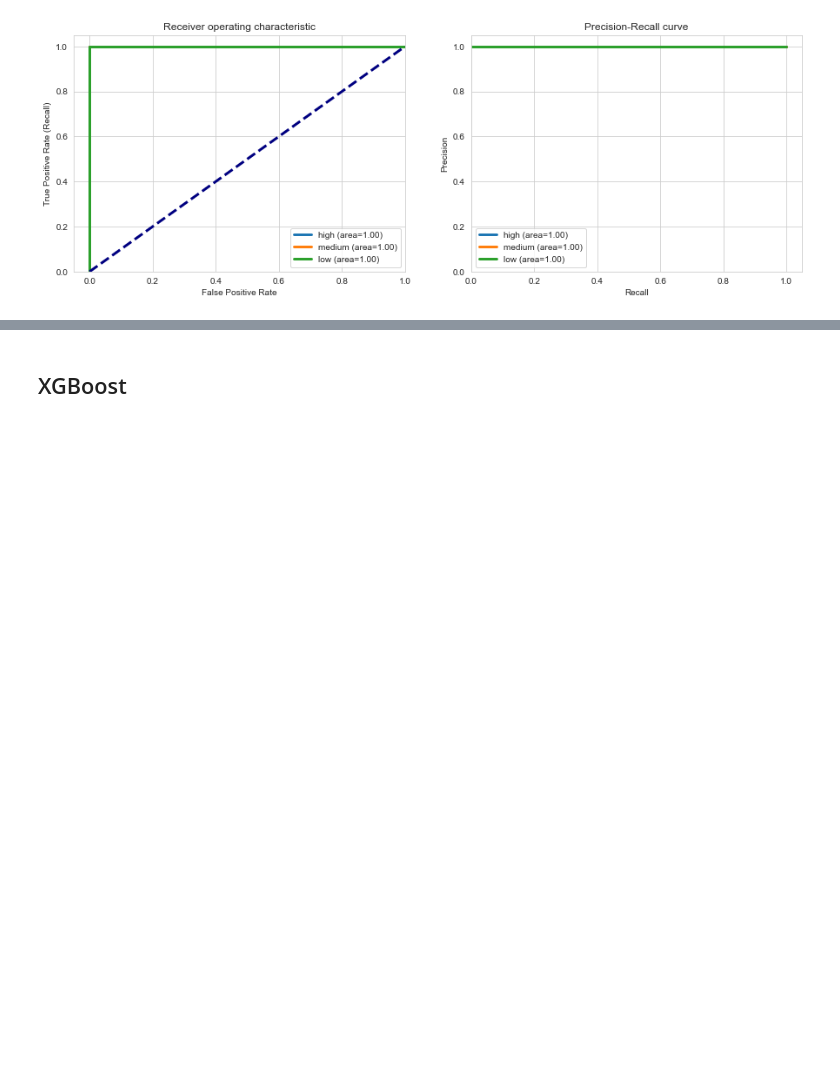
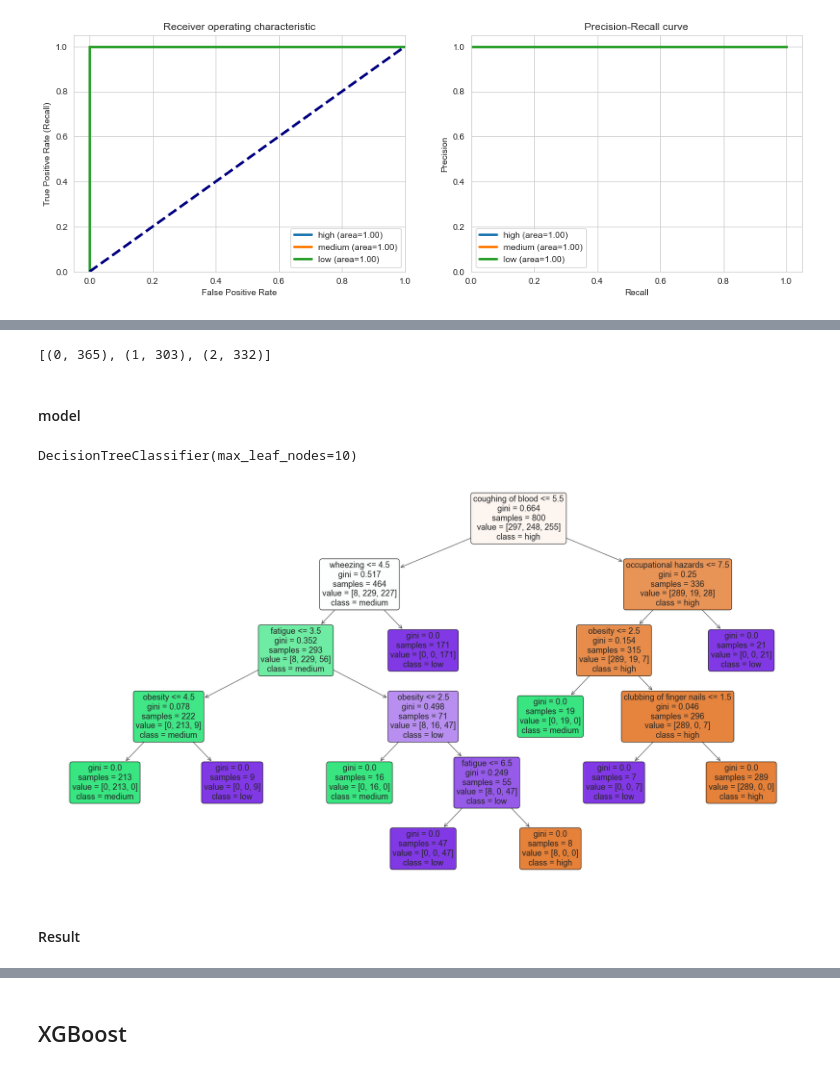
Before and after one commit to oraclekaia/BI_fin_project, a Jupyter notebook: lung_cancer.ipynb, the cells around one changed output, grey strips where cells are left out. Cells and saved outputs as stored; diff of their text form; code cells hidden in the pictures; blank space fills up the shorter version.

Commit message:
dt_part

```diff
--- a/lung_cancer.ipynb
+++ b/lung_cancer.ipynb
@@ -635,0 +549,19 @@ dt_all_hl[['coughing of blood', 'wheezing', 'fatigue', 'obesity', 'occupational
+# %%
+y=data_le.level
+
+features_dt=['occupational hazards', 'obesity', 'coughing of blood',
+            'fatigue', 'wheezing','clubbing of finger nails']
+X_dt =data_le[features_dt]
+# %%
+print(sorted(Counter(y).items()))
+# %% [output]
+[(0, 365), (1, 303), (2, 332)]
+# %%
+X_train_dt, X_test_dt, y_train_dt, y_test_dt = train_test_split(X_dt, y, test_size=0.2, random_state=random_state)
+# %% [markdown]
+#### model
+# %%
+dt_part = DecisionTreeClassifier(criterion='gini', max_leaf_nodes=10)
+dt_part.fit(X_train_dt, y_train_dt)
+# %% [output]
+DecisionTreeClassifier(max_leaf_nodes=10)
@@ -635,0 +571,23 @@ dt_all_hl[['coughing of blood', 'wheezing', 'fatigue', 'obesity', 'occupational
+# %%
+from matplotlib.colors import ListedColormap, to_rgb
+class_name=['high', 'medium', 'low']
+fig=plt.figure(figsize=(30, 16))
+colors = ['lightcoral', 'orange', 'cornflowerblue']
+# 'cornflowerblue'
+cancer_tree= plot_tree(dt_part,
+          feature_names=features_dt,
+          class_names=class_name,
+          rounded=True,
+          fontsize=18,
+          filled=True)
+
+for artist, impurity, value in zip(cancer_tree, dt_part.tree_.impurity, dt_part.tree_.value):
+    # let the max value decide the color; whiten the color depending on impurity (gini)
+    # r, g, b = to_rgb(colors[np.argmax(value)])
+    # f = impurity * 3/2 # for N colors: f = impurity * N/(N-1) if N>1 else 0
+    # artist.get_bbox_patch().set_facecolor((f + (1-f)*r, f + (1-f)*g, f + (1-f)*b))
+    artist.get_bbox_patch().set_edgecolor('black')
+# %% [output]
+[figure, added]
+# %% [markdown]
+#### Result
```
Also changed, not shown: parts of 19 cells of this notebook, 2 other files.
